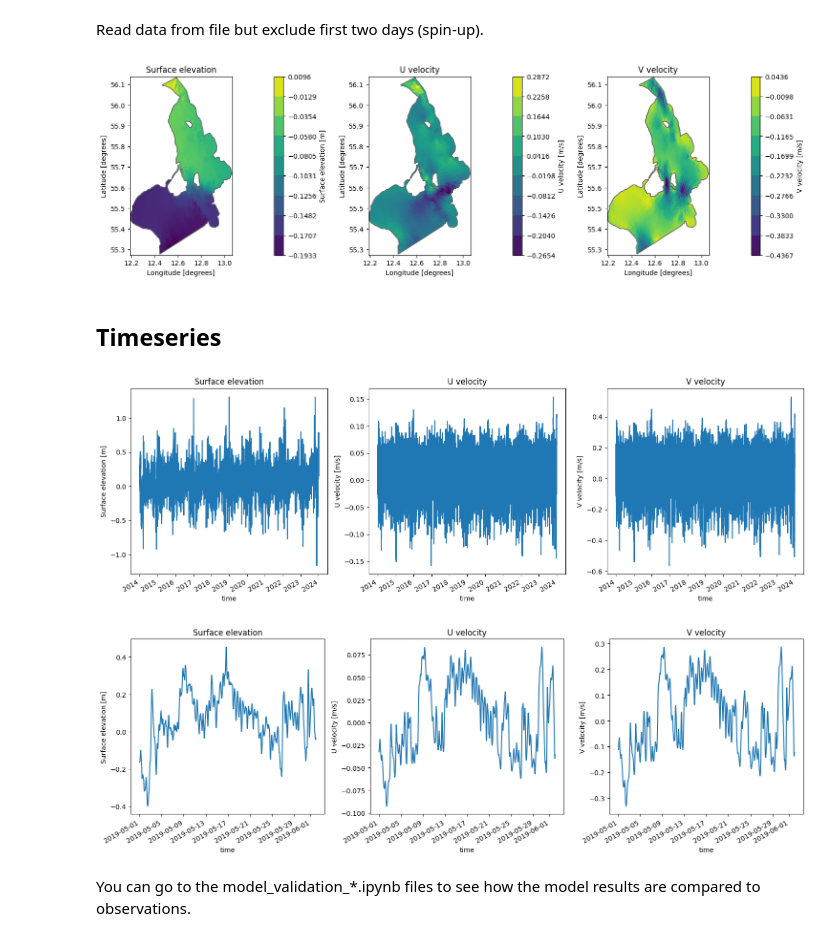
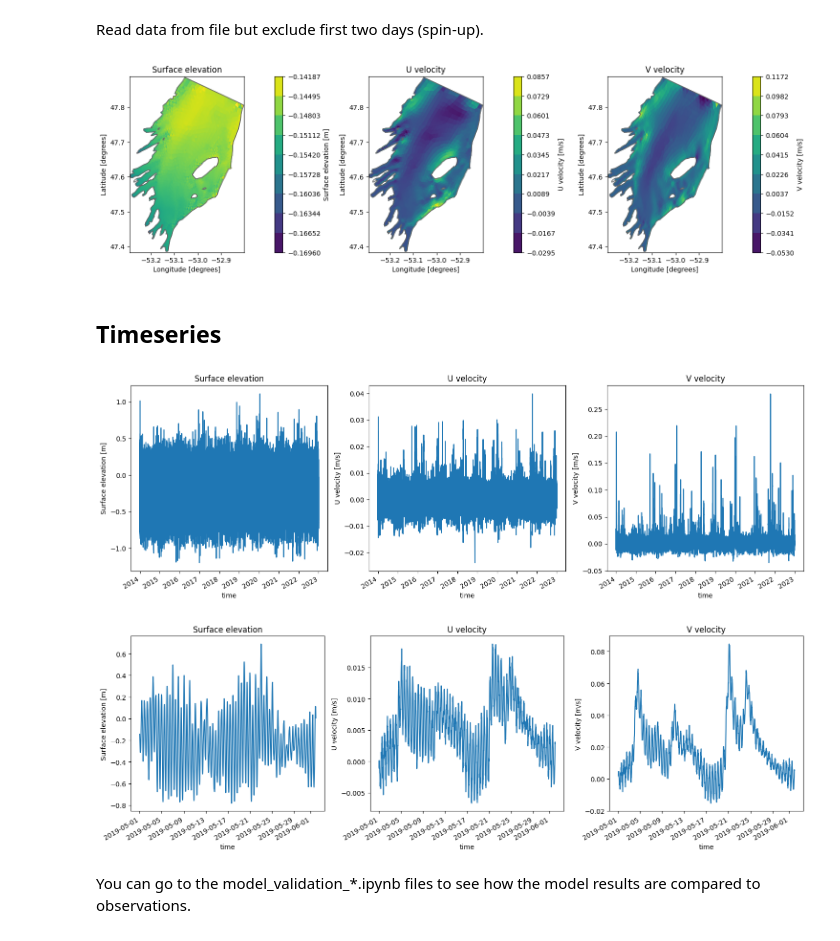
Before and after one commit to DHI/WaterBench-MIKE21HD-ConceptionBay, a Jupyter notebook: code/explore_model_result_data.ipynb, the cells around one changed output. Drawn from its saved outputs; the diff is of its cells as text; code cells hidden in the pictures.

```diff
--- a/code/explore_model_result_data.ipynb
+++ b/code/explore_model_result_data.ipynb
@@ -66,8 +66,6 @@ plt.show()
 Read data from file but exclude first two days (spin-up).
 # %%
 ds = h.read_and_concatenate_ds([f"{mr_fldr}Area_2014_2018.dfsu", f"{mr_fldr}Area_2019_2022.dfsu"])
-# %%
-ds = dfs.read(time = slice("2014-01-03", "2023-12-31"))
 # %%
 # Select time step and plot items
 plot_time = "2019-05-01" if "2019-05-01" in ds.time else ds.time[-1]
@@ -78,20 +76,20 @@ ds["V velocity"].sel(time=plot_time).plot(ax=axs[2], title="V velocity")
 plt.tight_layout()
 plt.show()
 # %% [output]
-[figure, old version]
+[figure, new version]
 # %% [markdown]
 ## Timeseries
 # %%
 # Select spatial point and plot items
-p = (12.89, 55.5222)
+p = (-53.1, 47.7)
 fig,axs = plt.subplots(1,3, figsize=(15,5))
 ds["Surface elevation"].sel(x=p[0],y=p[1]).plot(ax=axs[0],title="Surface elevation")
 ds["U velocity"].sel(x=p[0],y=p[1]).plot(ax=axs[1],title="U velocity")
 ds["V velocity"].sel(x=p[0],y=p[1]).plot(ax=axs[2],title="V velocity")
 plt.tight_layout()
 plt.show()
 # %% [output]
-[figure, old version]
+[figure, new version]
 # %%
 # Zoom in on a time interval
 time_interval=slice("2019-05-01","2019-06-01") if "2019-05-01" in ds.time else ds.time[:100]
@@ -102,6 +100,6 @@ ds["V velocity"].sel(x=p[0],y=p[1],time=time_interval).plot(ax=axs[2],title="V v
 plt.tight_layout()
 plt.show()
 # %% [output]
-[figure, old version]
+[figure, new version]
 # %% [markdown]
 You can go to the model_validation_*.ipynb files to see how the model results are compared to observations.
```
